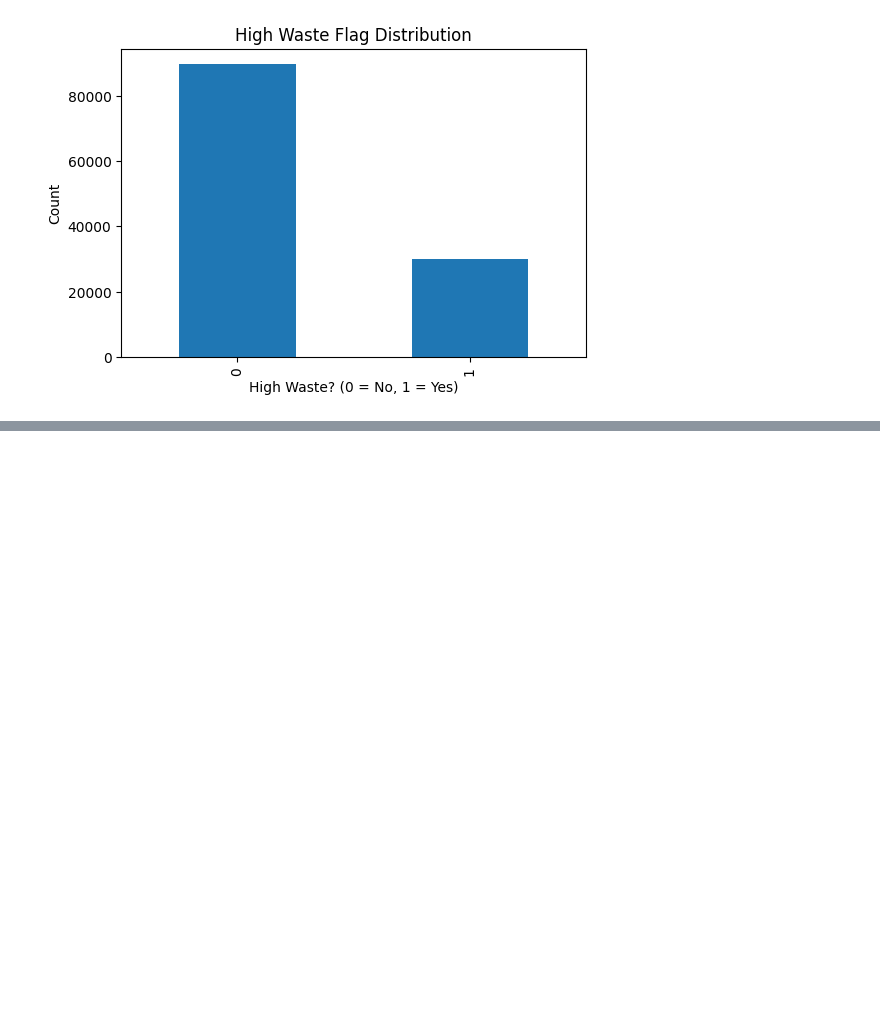
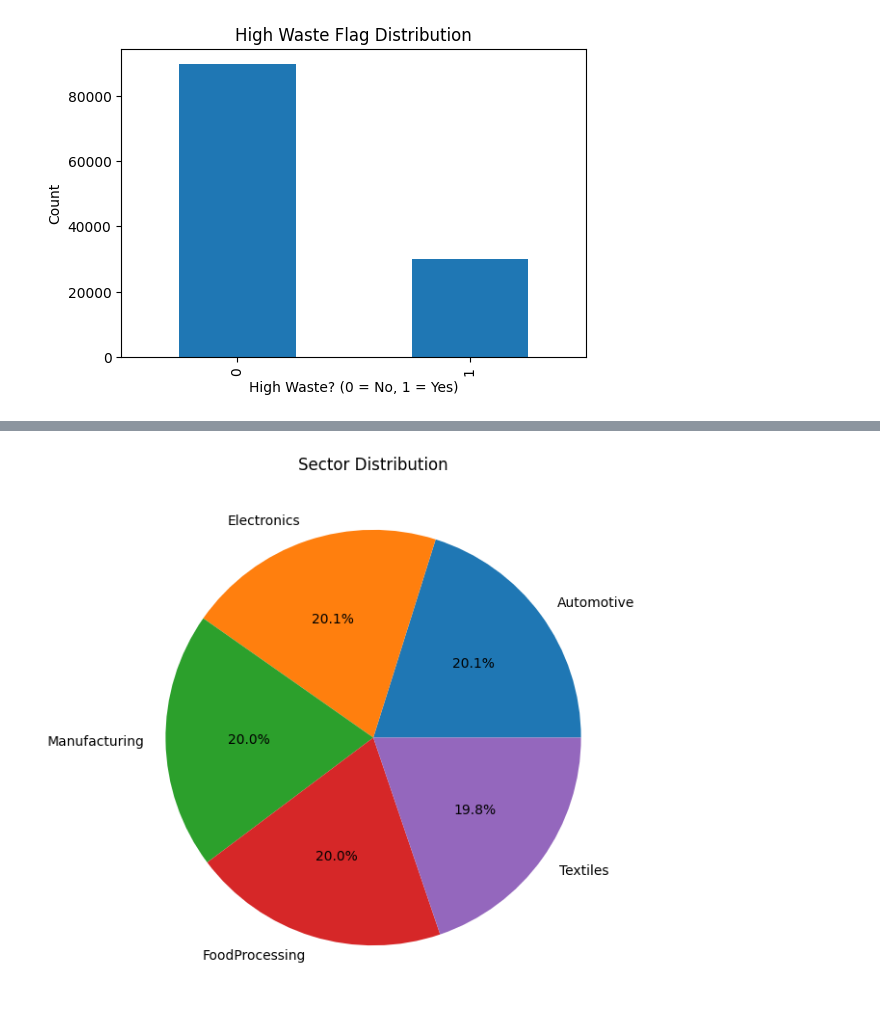
Before and after one commit to Alexander789400/AI-driven-Circular-Economy-Tracker, a Jupyter notebook: Circular_Economy.ipynb, the cells around one changed output, grey strips where cells are left out. Cells and saved outputs as stored; diff of their text form; code cells hidden in the pictures; blank space fills up the shorter version.

```diff
--- a/Circular_Economy.ipynb
+++ b/Circular_Economy.ipynb
@@ -329,0 +452,8 @@ plt.show()
+# %%
+plt.figure(figsize=(7,7))
+plt.pie(df['sector'].value_counts(), labels=df['sector'].value_counts().index,
+        autopct='%1.1f%%')
+plt.title("Sector Distribution")
+plt.show()
+# %% [output]
+[figure, added]
```
Also changed, not shown: parts of 30 cells of this notebook, 3 other files.
